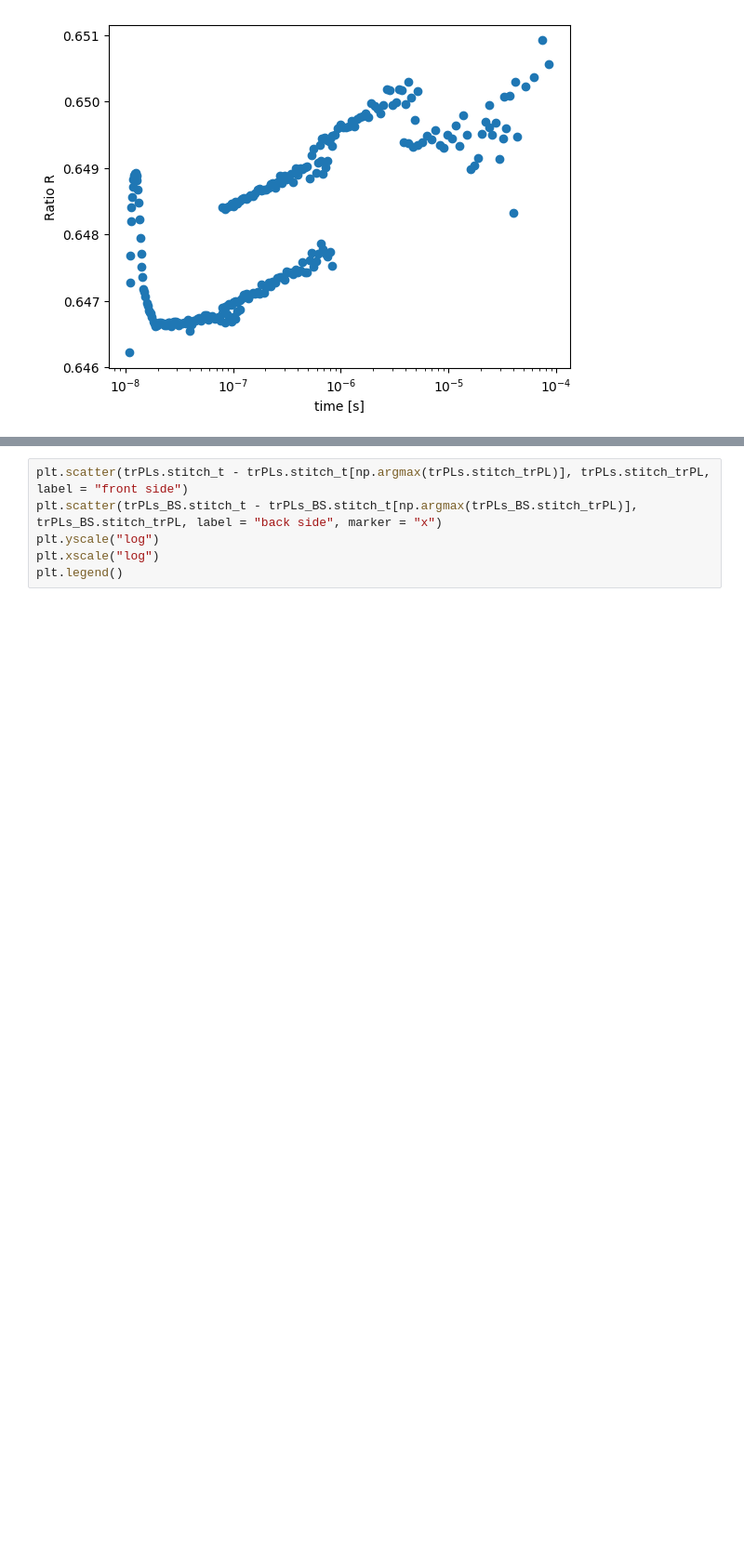
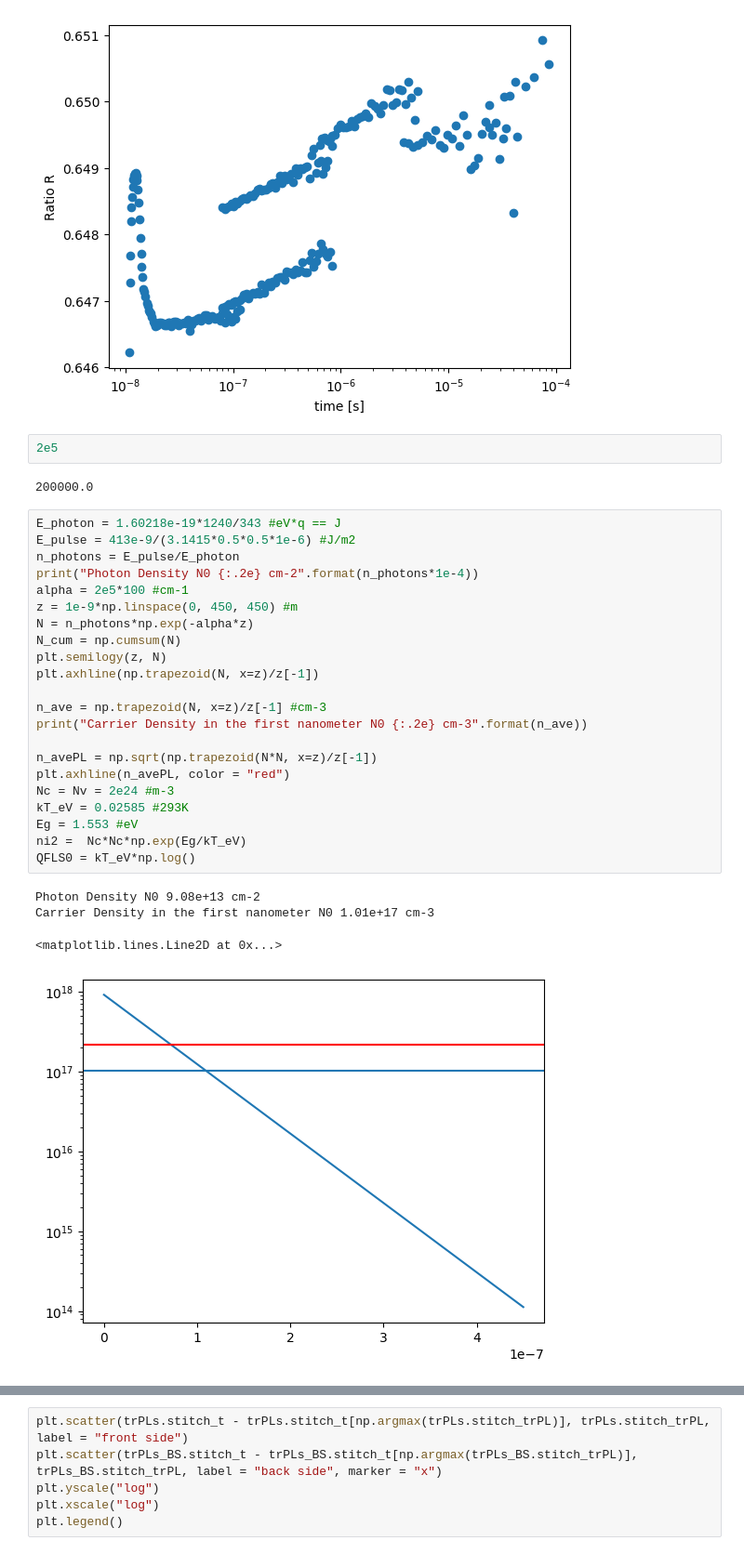
Before and after one commit to MimaxSimm/trPL_Analysis, a Jupyter notebook: trPL-Spectras.ipynb, the cells around one changed output, grey strips where cells are left out. Shown at 93% size. Cells and saved outputs as stored; diff of their text form; blank space fills up the shorter version.

```diff
--- a/trPL-Spectras.ipynb
+++ b/trPL-Spectras.ipynb
@@ -615,3 +668,34 @@ plt.xlabel("time [s]")
 # %% [output]
 Text(0.5, 0, 'time [s]')
 [figure]
+# %%
+2e5
+# %% [output]
+200000.0
+# %%
+E_photon = 1.60218e-19*1240/343 #eV*q == J
+E_pulse = 413e-9/(3.1415*0.5*0.5*1e-6) #J/m2
+n_photons = E_pulse/E_photon
+print("Photon Density N0 {:.2e} cm-2".format(n_photons*1e-4))
+alpha = 2e5*100 #cm-1
+z = 1e-9*np.linspace(0, 450, 450) #m
+N = n_photons*np.exp(-alpha*z)
+N_cum = np.cumsum(N)
+plt.semilogy(z, N)
+plt.axhline(np.trapezoid(N, x=z)/z[-1])
+
+n_ave = np.trapezoid(N, x=z)/z[-1] #cm-3
+print("Carrier Density in the first nanometer N0 {:.2e} cm-3".format(n_ave))
+
+n_avePL = np.sqrt(np.trapezoid(N*N, x=z)/z[-1])
+plt.axhline(n_avePL, color = "red")
+Nc = Nv = 2e24 #m-3
+kT_eV = 0.02585 #293K
+Eg = 1.553 #eV
+ni2 =  Nc*Nc*np.exp(Eg/kT_eV)
+QFLS0 = kT_eV*np.log()
+# %% [output]
+Photon Density N0 9.08e+13 cm-2
+Carrier Density in the first nanometer N0 1.01e+17 cm-3
+<matplotlib.lines.Line2D at 0x...>
+[figure, added]
```
Also changed, not shown: parts of 6 cells of this notebook.
